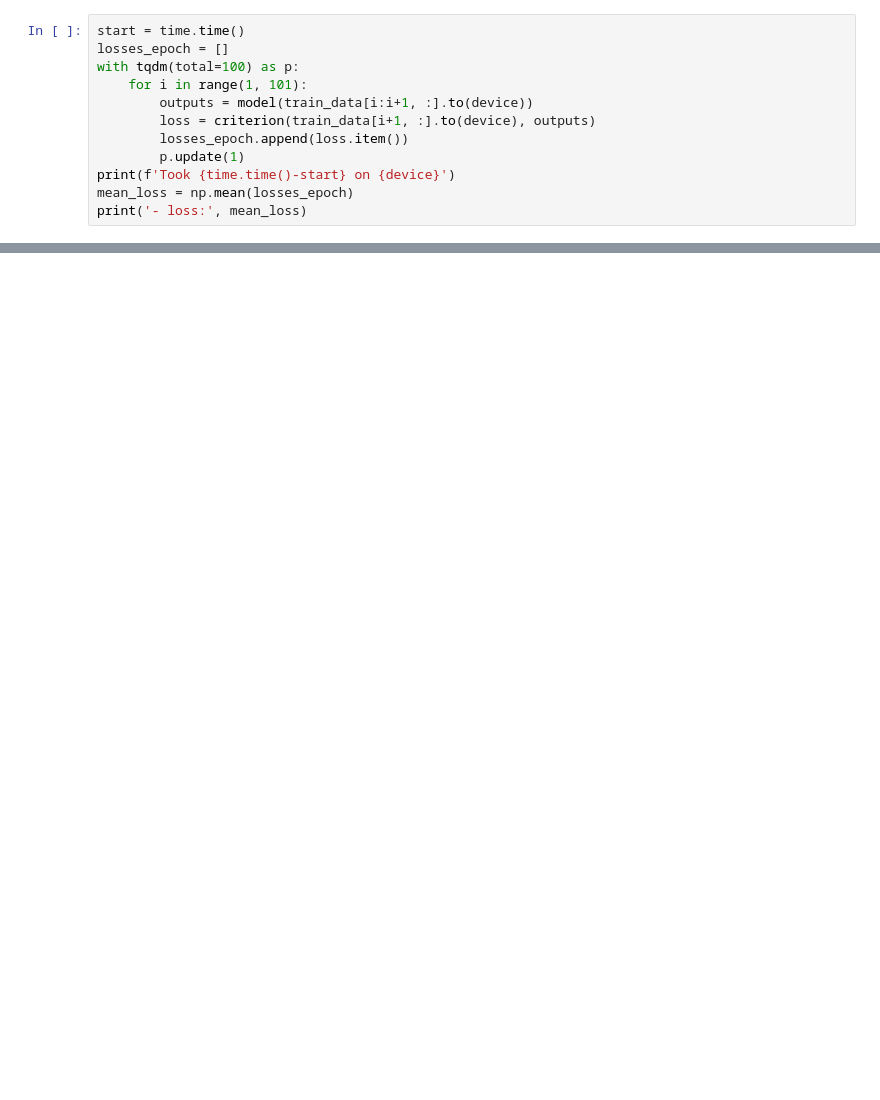
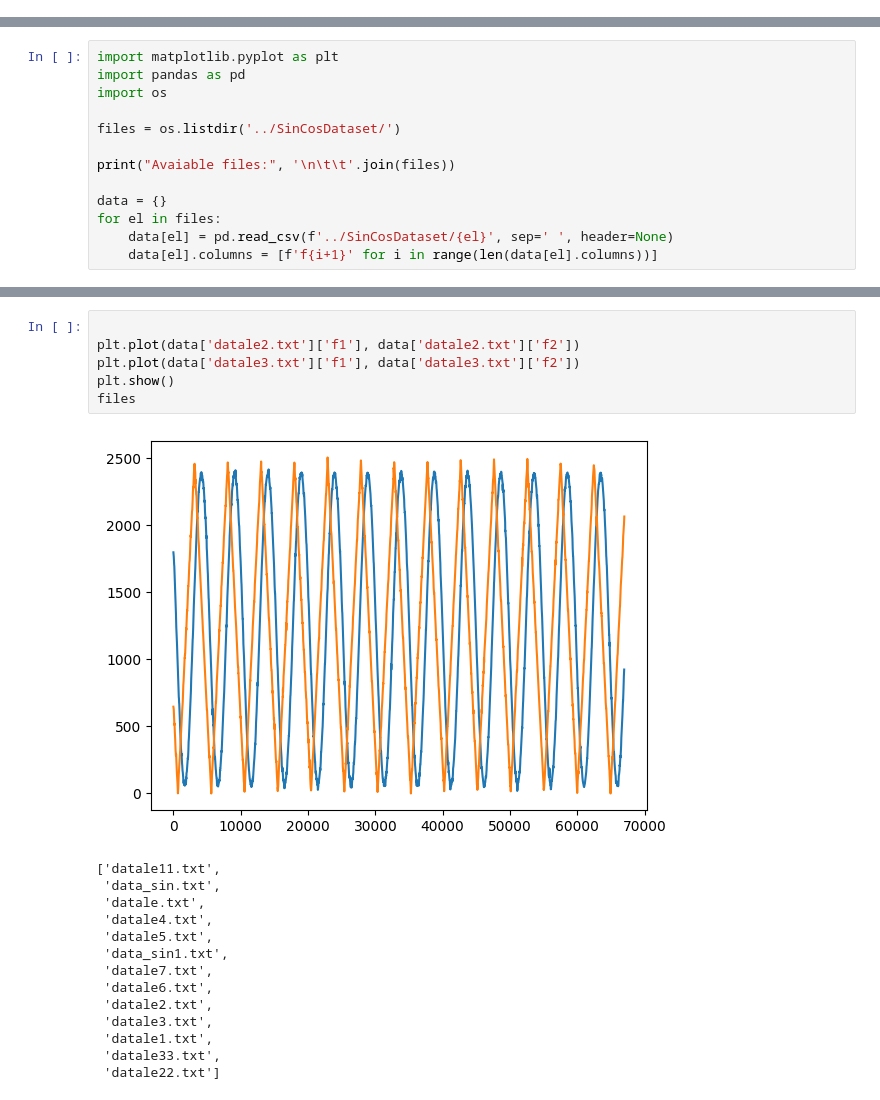
Before and after one commit to PaulMagos/MCS_Thesis, a Jupyter notebook: RNN1/test1.ipynb, the cells around one changed output, grey strips where cells are left out. Cells and saved outputs as stored; diff of their text form; blank space fills up the shorter version.

Commit message:
Added syntetic datasets

```diff
--- a/RNN1/test1.ipynb
+++ b/RNN1/test1.ipynb
@@ -155,12 +0,0 @@ KeyboardInterrupt:
-# %%
-start = time.time()
-losses_epoch = []
-with tqdm(total=100) as p:
-    for i in range(1, 101):
-        outputs = model(train_data[i:i+1, :].to(device))
-        loss = criterion(train_data[i+1, :].to(device), outputs)
-        losses_epoch.append(loss.item())
-        p.update(1)
-print(f'Took {time.time()-start} on {device}')
-mean_loss = np.mean(losses_epoch)
-print('- loss:', mean_loss)
@@ -173,0 +1,13 @@ Error:
+# %%
+import matplotlib.pyplot as plt
+import pandas as pd
+import os
+
+files = os.listdir('../SinCosDataset/')
+
+print("Avaiable files:", '\n\t\t'.join(files))
+
+data = {}
+for el in files:
+    data[el] = pd.read_csv(f'../SinCosDataset/{el}', sep=' ', header=None)
+    data[el].columns = [f'f{i+1}' for i in range(len(data[el].columns))]
@@ -173,0 +28,21 @@ Error:
+# %%
+
+plt.plot(data['datale2.txt']['f1'], data['datale2.txt']['f2'])
+plt.plot(data['datale3.txt']['f1'], data['datale3.txt']['f2'])
+plt.show()
+files
+# %% [output]
+[figure, added]
+['datale11.txt',
+ 'data_sin.txt',
+ 'datale.txt',
+ 'datale4.txt',
+ 'datale5.txt',
+ 'data_sin1.txt',
+ 'datale7.txt',
+ 'datale6.txt',
+ 'datale2.txt',
+ 'datale3.txt',
+ 'datale1.txt',
+ 'datale33.txt',
+ 'datale22.txt']
```
Also changed, not shown: parts of 8 cells of this notebook, 20 other files.
